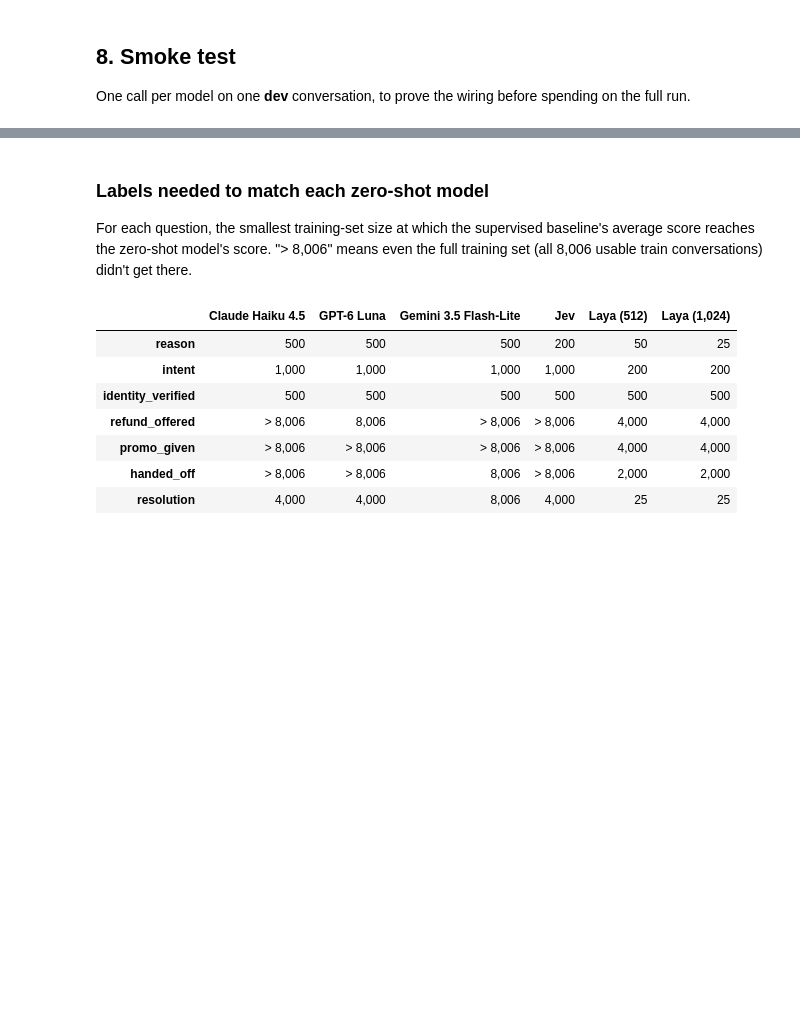
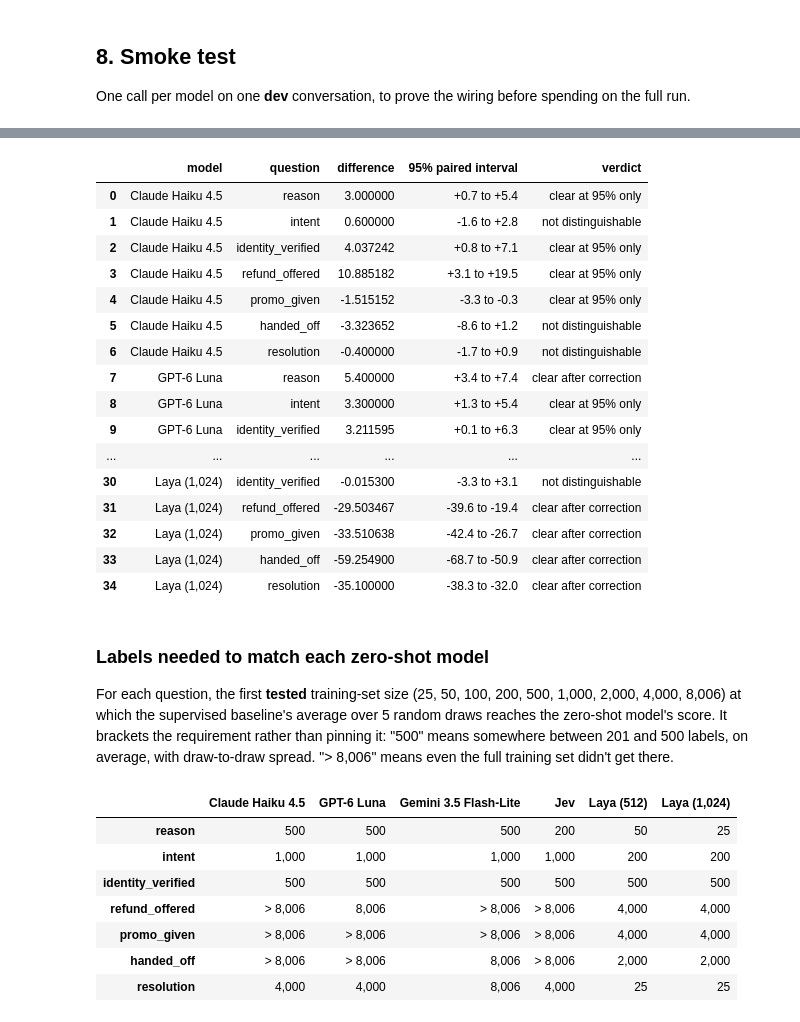
Before and after one commit to misterespresso/AI-Data-Bench, a Jupyter notebook: ABCD Call Labeling/02_benchmark.ipynb, the cells around one changed output, grey strips where cells are left out. Saved outputs shown, nothing was run; the diff lists cells and outputs as text; code cells hidden in the pictures; blank space fills up the shorter version.

```diff
--- a/ABCD Call Labeling/02_benchmark.ipynb
+++ b/ABCD Call Labeling/02_benchmark.ipynb
@@ -896,0 +949,28 @@ display(efficiency_table)
+# %%
+COMPARED_MODELS = [model for model in scores if model in MODELS and model != "Jev"]
+BONFERRONI_LEVEL = 1 - 0.05 / (len(COMPARED_MODELS) * len(QUESTIONS))
+
+def headline_metric_values(question, truth, predicted):
+    if QUESTIONS[question]["type"] == "noul":
+        return f2(np.asarray(truth, bool), np.asarray(predicted, bool))
+    return np.mean(np.asarray(truth) == np.asarray(predicted))
+
+def paired_difference(question, model_a, model_b):
+    truth, a, b = test[question].values, all_predictions[model_a][question], all_predictions[model_b][question]
+    point = headline_metric_values(question, truth, a) - headline_metric_values(question, truth, b)
+    samples = np.array([headline_metric_values(question, truth[i], a[i]) - headline_metric_values(question, truth[i], b[i])
+                        for i in RESAMPLE_INDEX]) * 100
+    low, high = np.percentile(samples, [2.5, 97.5])
+    strict_low, strict_high = np.percentile(samples, [50 * (1 - BONFERRONI_LEVEL), 100 - 50 * (1 - BONFERRONI_LEVEL)])
+    verdict = "clear after correction" if strict_low > 0 or strict_high < 0 else "clear at 95% only" if low > 0 or high < 0 else "not distinguishable"
+    return {"difference": point * 100, "95% paired interval": f"{low:+.1f} to {high:+.1f}", "verdict": verdict}
+
+comparison_rows = []
+for model_name in COMPARED_MODELS:
+    for question in QUESTIONS:
+        comparison_rows.append({"model": model_name, "question": question, **paired_difference(question, model_name, "Jev")})
+paired_vs_jev = pd.DataFrame(comparison_rows)
+display(paired_vs_jev.pivot(index="question", columns="model", values="difference").round(1)
+        .astype(str) + " (" + paired_vs_jev.pivot(index="question", columns="model", values="verdict") + ")")
+paired_vs_jev
+# %% [output]
@@ -897,7 +986,24 @@ display(efficiency_table)
+|  | model | question | difference | 95% paired interval | verdict |
+| 0 | Claude Haiku 4.5 | reason | 3.000000 | +0.7 to +5.4 | clear at 95% only |
+| 1 | Claude Haiku 4.5 | intent | 0.600000 | -1.6 to +2.8 | not distinguishable |
+| 2 | Claude Haiku 4.5 | identity_verified | 4.037242 | +0.8 to +7.1 | clear at 95% only |
+| 3 | Claude Haiku 4.5 | refund_offered | 10.885182 | +3.1 to +19.5 | clear at 95% only |
+| 4 | Claude Haiku 4.5 | promo_given | -1.515152 | -3.3 to -0.3 | clear at 95% only |
+| 5 | Claude Haiku 4.5 | handed_off | -3.323652 | -8.6 to +1.2 | not distinguishable |
+| 6 | Claude Haiku 4.5 | resolution | -0.400000 | -1.7 to +0.9 | not distinguishable |
+| 7 | GPT-6 Luna | reason | 5.400000 | +3.4 to +7.4 | clear after correction |
+| 8 | GPT-6 Luna | intent | 3.300000 | +1.3 to +5.4 | clear at 95% only |
+| 9 | GPT-6 Luna | identity_verified | 3.211595 | +0.1 to +6.3 | clear at 95% only |
+| ... | ... | ... | ... | ... | ... |
+| 30 | Laya (1,024) | identity_verified | -0.015300 | -3.3 to +3.1 | not distinguishable |
+| 31 | Laya (1,024) | refund_offered | -29.503467 | -39.6 to -19.4 | clear after correction |
+| 32 | Laya (1,024) | promo_given | -33.510638 | -42.4 to -26.7 | clear after correction |
+| 33 | Laya (1,024) | handed_off | -59.254900 | -68.7 to -50.9 | clear after correction |
+| 34 | Laya (1,024) | resolution | -35.100000 | -38.3 to -32.0 | clear after correction |
 # %% [markdown]
 ### Labels needed to match each zero-shot model
 
-For each question, the smallest training-set size at which the supervised baseline's average score reaches the zero-shot model's score. "> 8,006" means even the full training set (all 8,006 usable train conversations) didn't get there.
+For each question, the first **tested** training-set size (25, 50, 100, 200, 500, 1,000, 2,000, 4,000, 8,006) at which the supervised baseline's average over 5 random draws reaches the zero-shot model's score. It brackets the requirement rather than pinning it: "500" means somewhere between 201 and 500 labels, on average, with draw-to-draw spread. "> 8,006" means even the full training set didn't get there.
 # %%
 def labels_to_match(question, target):
     reached = learning_curve.loc[question][learning_curve.loc[question] >= target]
```
Also changed, not shown: parts of 16 cells of this notebook, 3 other files.
